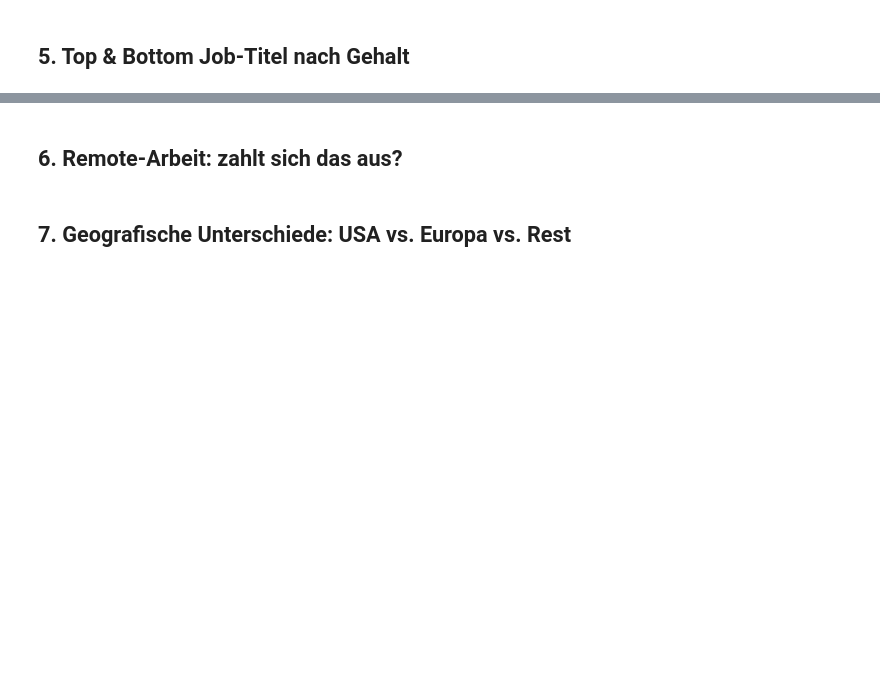
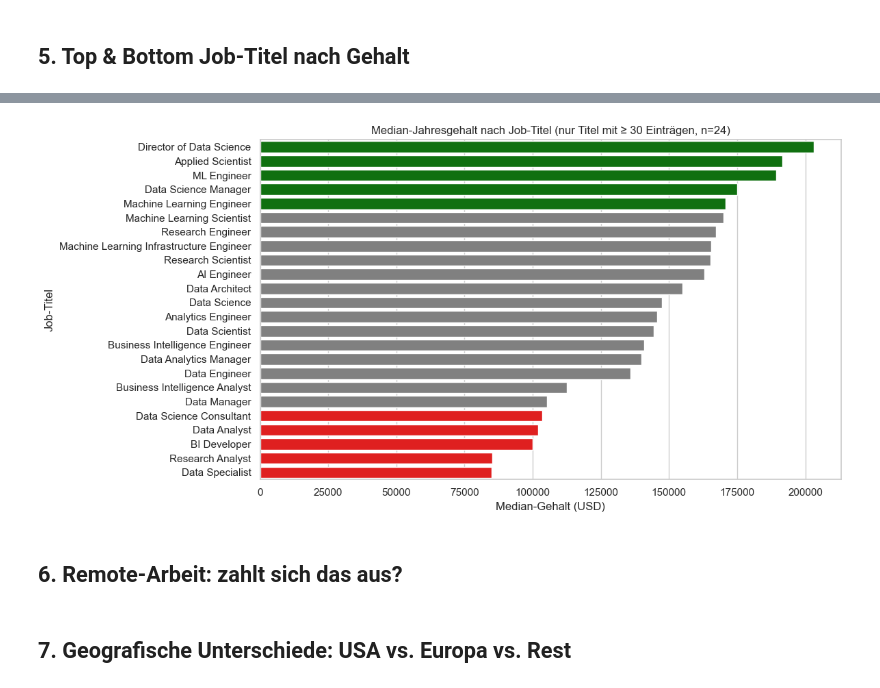
Before and after one commit to soribge/ds-salaries-eda, a Jupyter notebook: notebooks/analysis.ipynb, the cells around one changed output, grey strips where cells are left out. Saved outputs shown, nothing was run; the diff lists cells and outputs as text; code cells hidden in the pictures; blank space fills up the shorter version.

Commit message:
complete Section 5 - job title salary analysis

```diff
--- a/notebooks/analysis.ipynb
+++ b/notebooks/analysis.ipynb
@@ -214,0 +236,9 @@ plt.show()
+# %%
+
+job_title_counts = df["job_title"].value_counts()
+job_title_median = job_title_counts.median()  # = 6.0 — zu niedrig, siehe Markdown oben
+
+
+job_title_counts_filtered = job_title_counts[job_title_counts >= 30]
+
+job_title_counts_filtered
@@ -214,0 +292,11 @@ plt.show()
+# %%
+df_filtered = df[df["job_title"].isin(job_title_counts_filtered.index.to_list())]
+
+df_job_title_grouped = (df_filtered.groupby("job_title").agg(
+    count = ("job_title", "count"),
+    min_salary = ("salary_in_usd", "min"),
+    max_salary = ("salary_in_usd", "max"),
+    median_salary = ("salary_in_usd", "median")
+)).sort_values(by="median_salary", ascending=False).reset_index()
+
+df_job_title_grouped
@@ -215,3 +321,19 @@ plt.show()
+# %%
+fig, ax = plt.subplots(figsize=(12,6))
+
+colors = ["grey"] * 24
+colors[:5] = ["green"] * 5
+colors[-5:] = ["red"] * 5
+
+sns.barplot(data=df_job_title_grouped,x = "median_salary", y = "job_title", ax=ax, palette=colors, hue="job_title", legend=False)
+
+ax.set_title("Median-Jahresgehalt nach Job-Titel (nur Titel mit ≥ 30 Einträgen, n=24)")
+ax.set_xlabel("Median-Gehalt (USD)")
+ax.set_ylabel("Job-Titel")
+plt.tight_layout()
+plt.show()
+# %% [output]
+[figure, added]
 # %% [markdown]
 ## 6. Remote-Arbeit: zahlt sich das aus?
 # %% [markdown]
```
Also changed, not shown: parts of 6 cells of this notebook, 1 other file.
